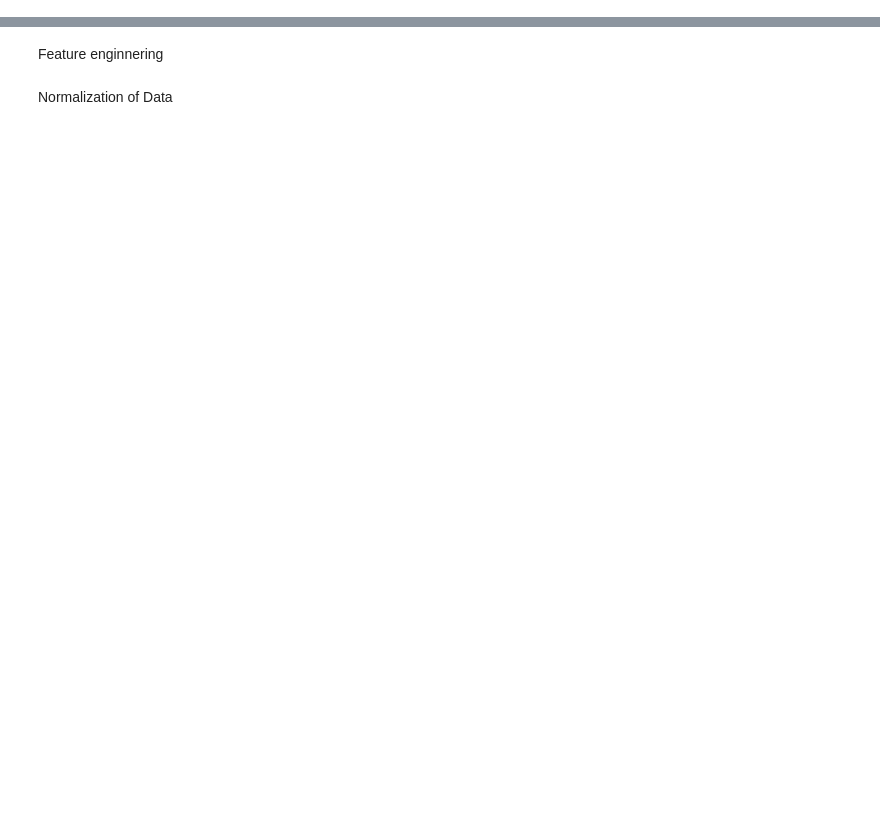
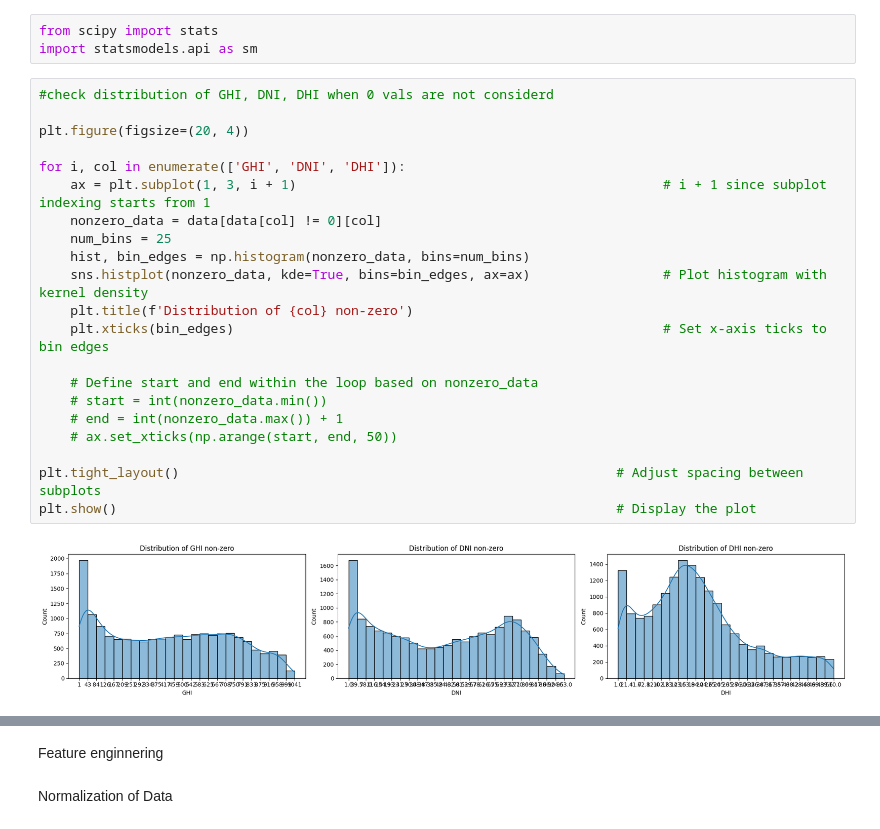
Before and after one commit to pro-nine/Pranav_project_Timeseries, a Jupyter notebook: Solar_irrdc_pred.ipynb, the cells around one changed output, grey strips where cells are left out. Saved outputs shown, nothing was run; the diff lists cells and outputs as text; blank space fills up the shorter version.

```diff
--- a/Solar_irrdc_pred.ipynb
+++ b/Solar_irrdc_pred.ipynb
@@ -68,0 +193,26 @@ None
+# %%
+from scipy import stats
+import statsmodels.api as sm
+# %%
+#check distribution of GHI, DNI, DHI when 0 vals are not considerd
+
+plt.figure(figsize=(20, 4))
+
+for i, col in enumerate(['GHI', 'DNI', 'DHI']):
+    ax = plt.subplot(1, 3, i + 1)                                               # i + 1 since subplot indexing starts from 1
+    nonzero_data = data[data[col] != 0][col]
+    num_bins = 25
+    hist, bin_edges = np.histogram(nonzero_data, bins=num_bins)
+    sns.histplot(nonzero_data, kde=True, bins=bin_edges, ax=ax)                 # Plot histogram with kernel density
+    plt.title(f'Distribution of {col} non-zero')
+    plt.xticks(bin_edges)                                                       # Set x-axis ticks to bin edges
+
+    # Define start and end within the loop based on nonzero_data
+    # start = int(nonzero_data.min())
+    # end = int(nonzero_data.max()) + 1
+    # ax.set_xticks(np.arange(start, end, 50))
+
+plt.tight_layout()                                                        # Adjust spacing between subplots
+plt.show()                                                                # Display the plot
+# %% [output]
+[figure, added]
```
Also changed, not shown: parts of 49 cells of this notebook.
